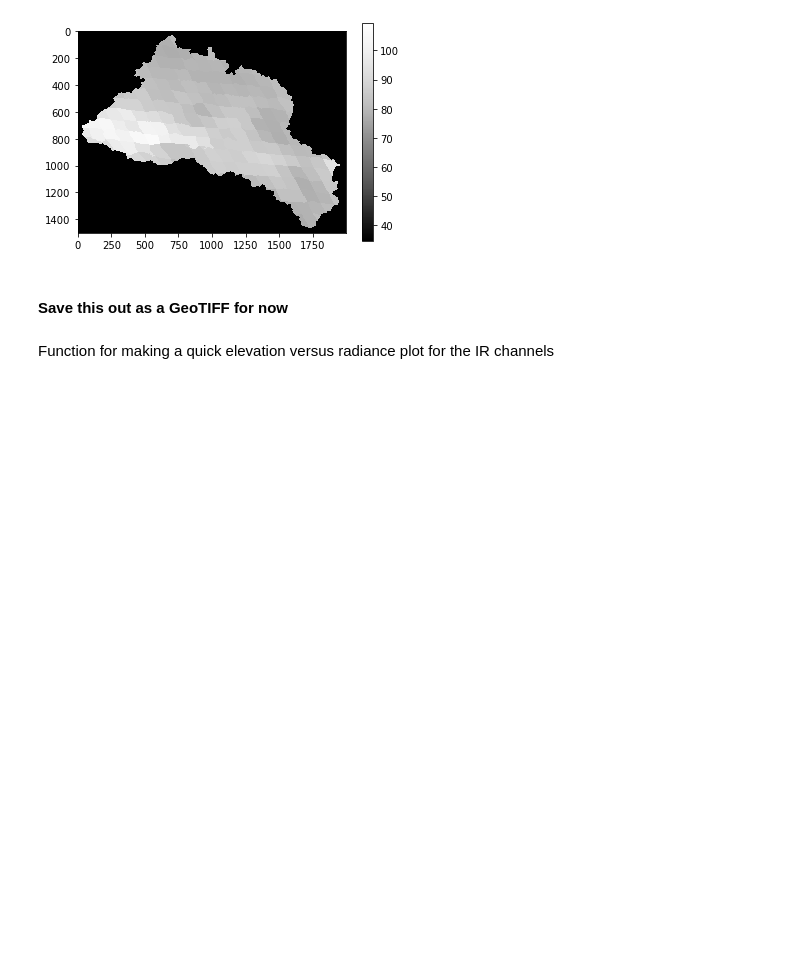
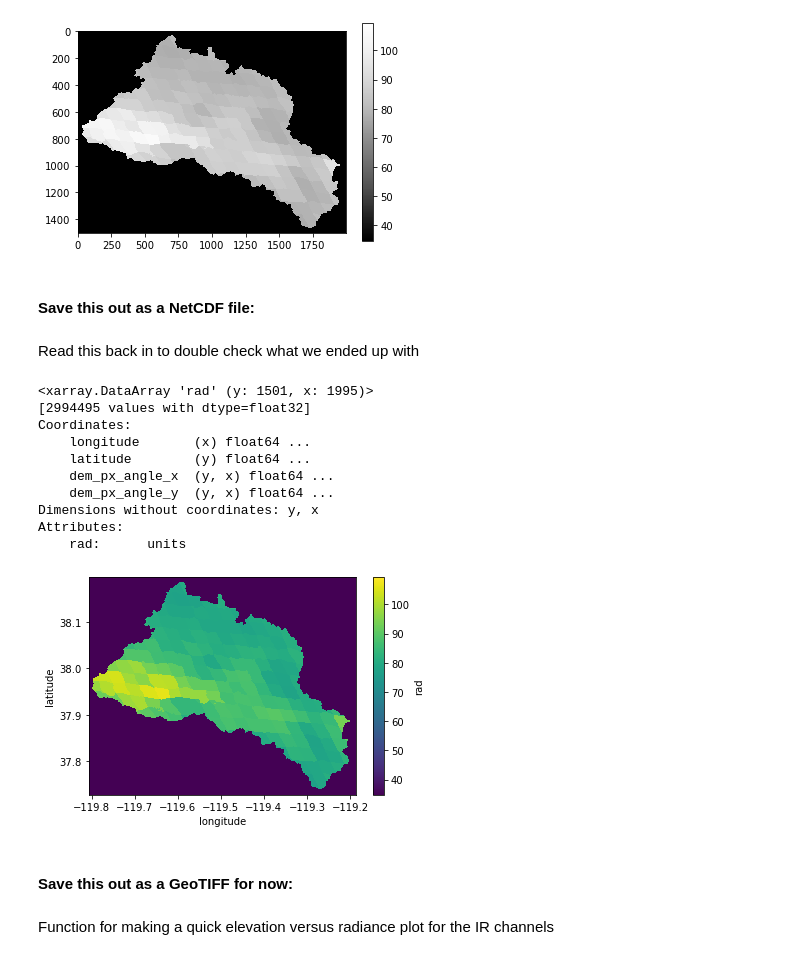
Before and after one commit to spestana/goes-ortho, a Jupyter notebook: goes-orthorectify.ipynb, the cells around one changed output. Saved outputs shown, nothing was run; the diff lists cells and outputs as text; code cells hidden in the pictures; blank space fills up the shorter version.

```diff
--- a/goes-orthorectify.ipynb
+++ b/goes-orthorectify.ipynb
@@ -46,3 +64,5 @@ plt.colorbar()
 (1501, 1995)
 <matplotlib.colorbar.Colorbar at 0x...>
 [figure]
+# %% [markdown]
+#### Save this out as a NetCDF file:
@@ -49,5 +81,24 @@ plt.colorbar()
+# %% [markdown]
+Read this back in to double check what we ended up with
+# %%
+example_ds = xr.open_dataset('example.nc')
+example_ds.rad.plot(x='longitude',y='latitude')
+print(example_ds.rad)
+example_ds.close()
+# %% [output]
+<xarray.DataArray 'rad' (y: 1501, x: 1995)>
+[2994495 values with dtype=float32]
+Coordinates:
+    longitude       (x) float64 ...
+    latitude        (y) float64 ...
+    dem_px_angle_x  (y, x) float64 ...
+    dem_px_angle_y  (y, x) float64 ...
+Dimensions without coordinates: y, x
+Attributes:
+    rad:      units
+[figure, added]
 # %% [markdown]
-#### Save this out as a GeoTIFF for now
+#### Save this out as a GeoTIFF for now:
 # %%
 dem_filename = 'dem.tif'
 dem = rio.open(dem_filename)
```
Also changed, not shown: parts of 6 cells of this notebook, 1 other file.
